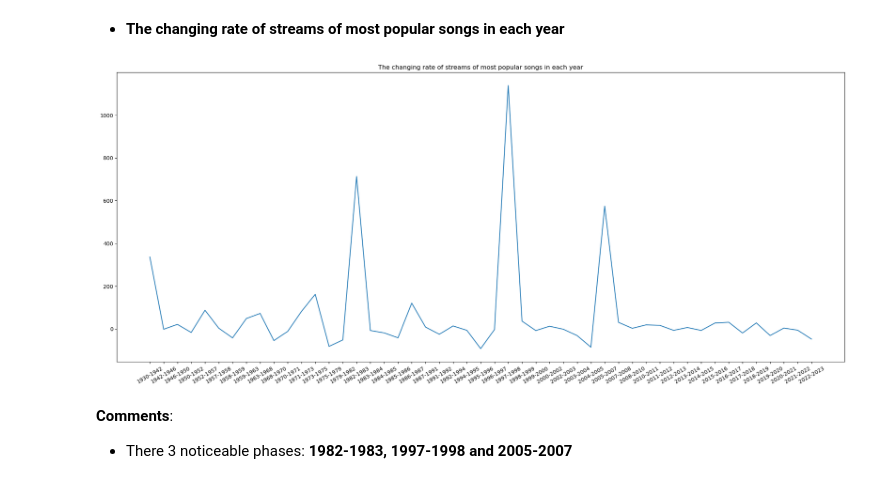
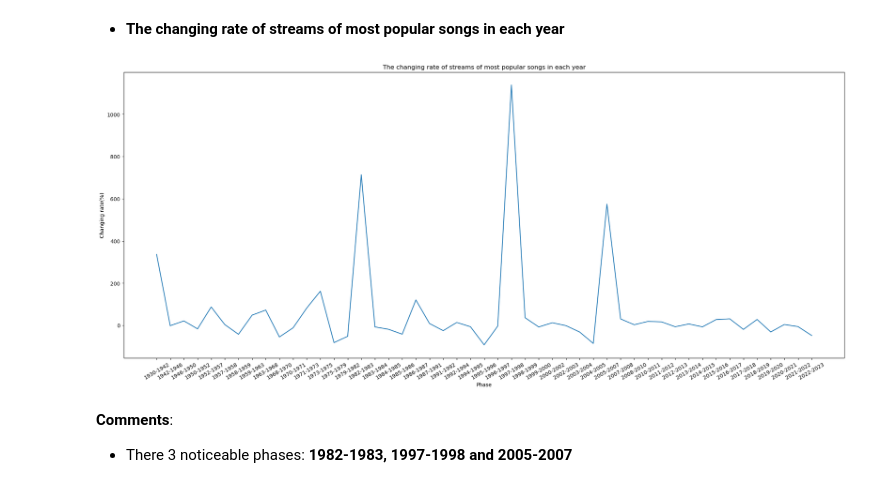
Before and after one commit to khanhnhan1512/Final-Project-DS-Programming, a Jupyter notebook: 03-Question_1.ipynb, the cells around one changed output. Cells and saved outputs as stored; diff of their text form; code cells hidden in the pictures.

```diff
--- a/03-Question_1.ipynb
+++ b/03-Question_1.ipynb
@@ -140,27 +145,29 @@ Name: streams, dtype: object
 # %%
 first = True
 last_stream, last_year = None, None
 changing_rate_df = {}
 
 for year, stream in best_songs_streams.items():
   if first:
     first = False
     last_stream = stream
     last_year = year
     continue
   changing_rate_df[str(last_year) + '-' + str(year)] = (stream - last_stream) / last_stream * 100
 
   last_stream = stream
   last_year = year
 
 changing_rate_df
 
 plt.figure(figsize=(25, 10))
 plt.xticks(rotation=30)
+plt.ylabel('Changing rate(%)')
+plt.xlabel('Phase')
 plt.title('The changing rate of streams of most popular songs in each year')
 plt.plot(changing_rate_df.keys(), changing_rate_df.values());
 # %% [output]
-[figure, old version]
+[figure, new version]
 # %% [markdown]
 **Comments**:
 
```
Also changed, not shown: parts of 7 cells of this notebook.
